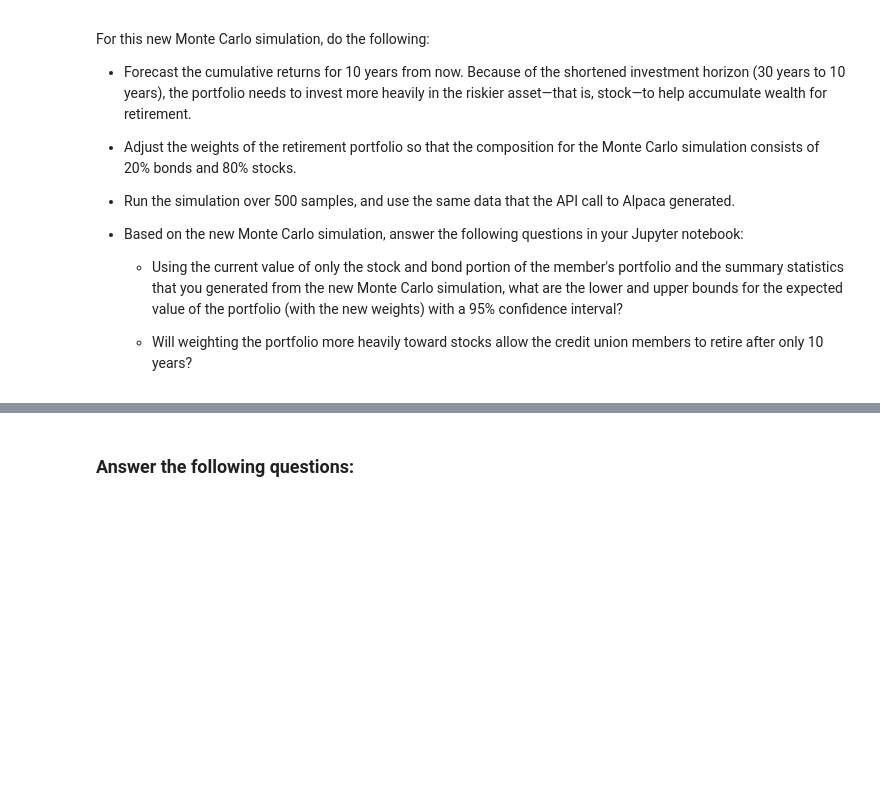
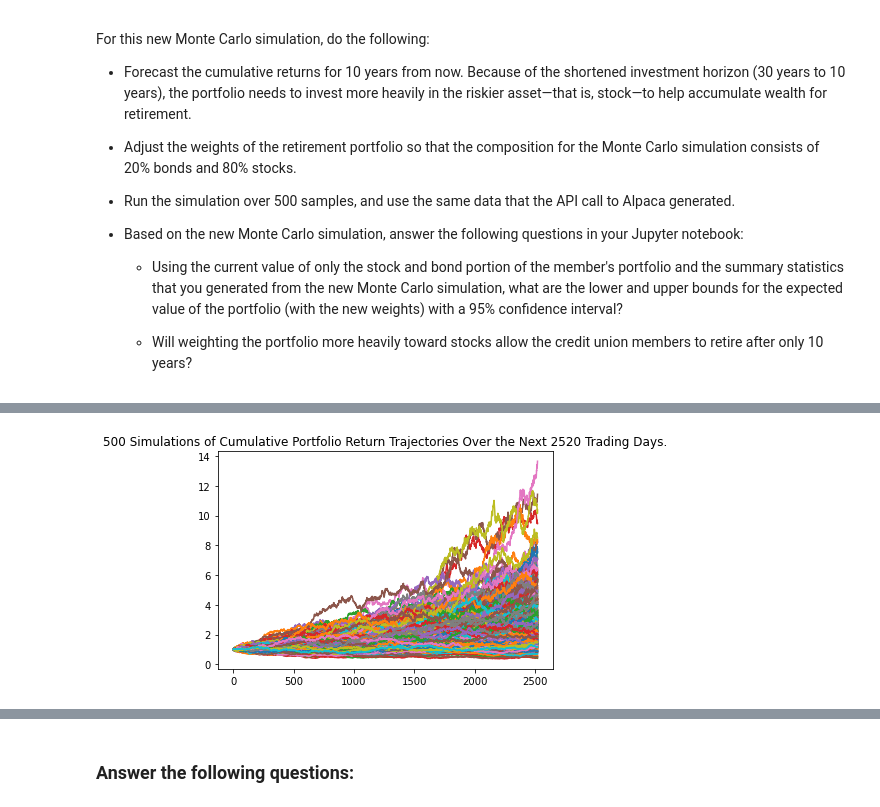
Before and after one commit to MaureenKC/Financial_Simulations_with_Api-Challenge, a Jupyter notebook: financial_planning_tools.ipynb, the cells around one changed output, grey strips where cells are left out. Cells and saved outputs as stored; diff of their text form; code cells hidden in the pictures; blank space fills up the shorter version.

```diff
--- a/financial_planning_tools.ipynb
+++ b/financial_planning_tools.ipynb
@@ -507,7 +636,11 @@ For this new Monte Carlo simulation, do the following:
 # Configure a Monte Carlo simulation to forecast 10 years cumulative returns
 # The weights should be split 20% to AGG and 80% to SPY.
 # Run 500 samples.
-# YOUR CODE HERE
+MC_ten_year = MCSimulation(
+    portfolio_data=portfolio_df ,
+    weights =[.20 ,.80] ,
+    num_simulation = 500 ,
+    num_trading_days= 252*10 )
 
 # Review the simulation input data
-# YOUR CODE HERE
+MC_ten_year.portfolio_data
@@ -517,7 +708,9 @@ For this new Monte Carlo simulation, do the following:
 # %%
 # Visualize the 10-year Monte Carlo simulation by creating an
 # overlay line plot
-# YOUR CODE HERE
+ten_year_line_plot = MC_ten_year.plot_simulation()
+# %% [output]
+[figure, added]
 # %%
 # Visualize the probability distribution of the 10-year Monte Carlo simulation
 # by plotting a histogram
```
Also changed, not shown: parts of 30 cells of this notebook, 1 other file.
